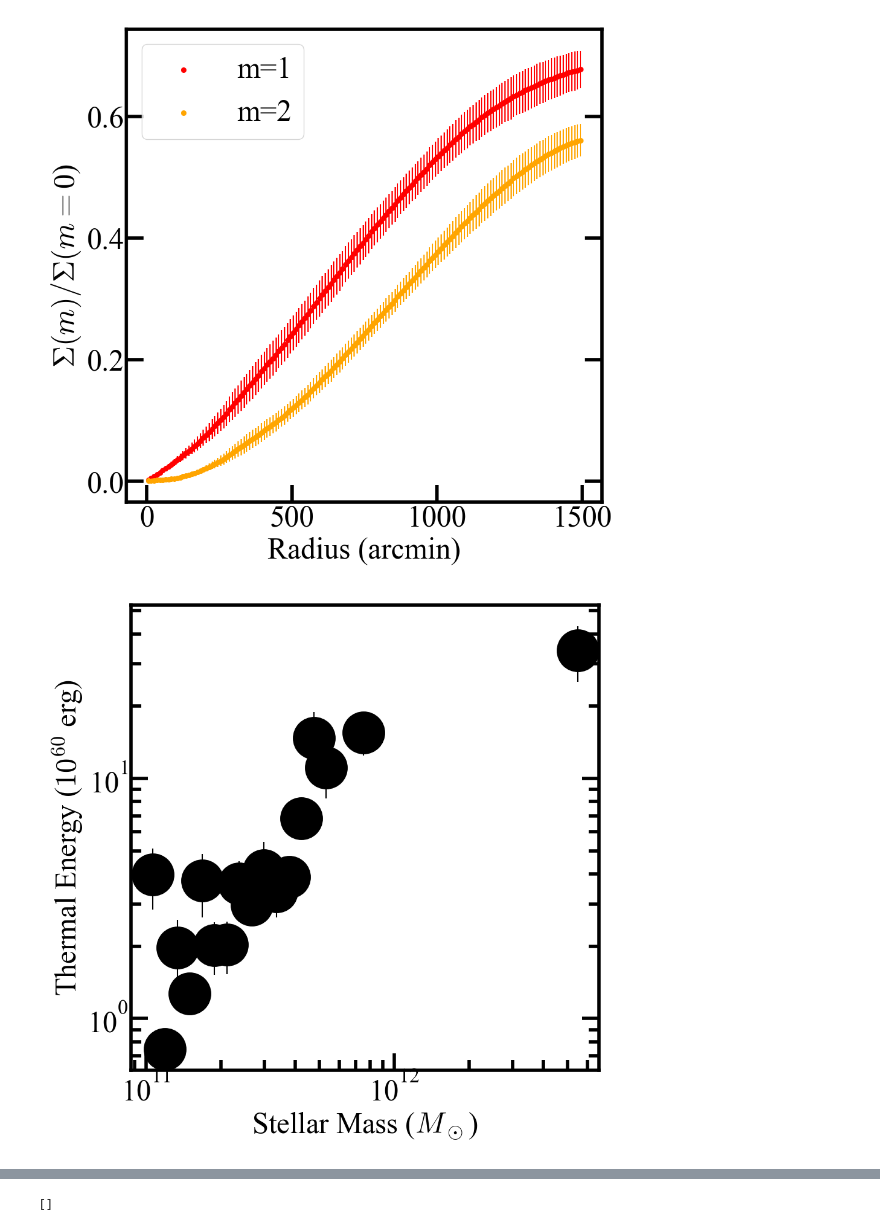
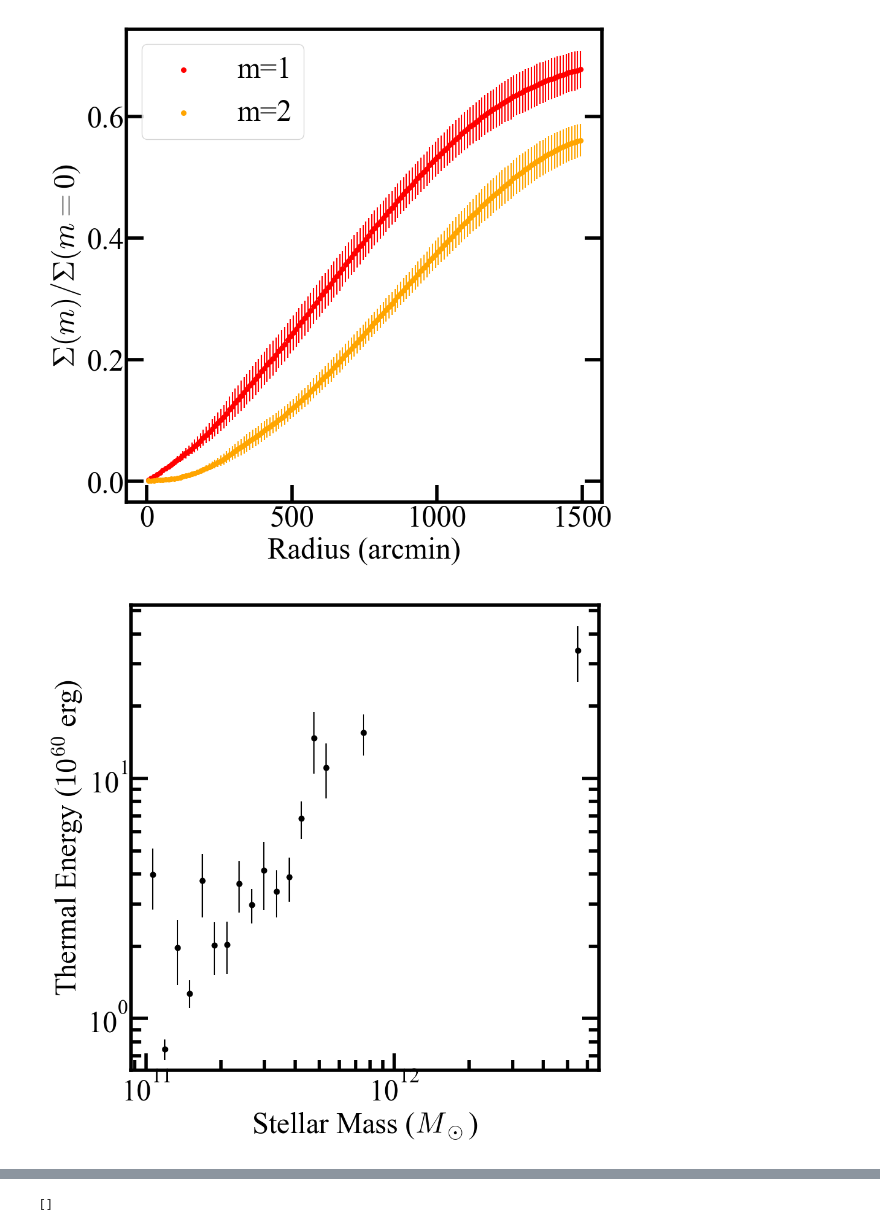
Before and after one commit to skylargrayson/RAFIKICGM, a Jupyter notebook: examples/Plotting_SZ_Results.ipynb, the cells around one changed output, grey strips where cells are left out. Drawn from its saved outputs; the diff is of its cells as text; code cells hidden in the pictures.

```diff
--- a/examples/Plotting_SZ_Results.ipynb
+++ b/examples/Plotting_SZ_Results.ipynb
@@ -78,21 +78,21 @@ plt.show()
 # %%
 #-------------STELLAR MASS-THERMAL ENERGY-------------#
 with h5py.File(data_file, 'r') as f:
     x_a = f['thermal_energy/stellar_mass'][:]
     y_a = f['thermal_energy/thermal_stellar'][:]
     err_a = f['thermal_energy/thermal_stellar_error'][:]
 
 
-    plt.scatter(x_a ,y_a, c = 'black')
+    plt.scatter(x_a ,y_a, c = 'black',s=40)
     plt.errorbar(x_a,y_a, yerr=err_a, fmt='none', color = 'black')
     plt.yscale('log')
     plt.xscale('log')
     plt.xlabel('Stellar Mass ($M_\odot$)')
     plt.ylabel('Thermal Energy ($10^{60}$ erg)')
     plt.savefig('thermstell.png')
     plt.show()
 # %% [output]
-[figure, old version]
+[figure, new version]
 # %%
 #-------------HALO MASS-THERMAL ENERGY-------------#
 with h5py.File(data_file, 'r') as f:
```
Also changed, not shown: parts of 1 cell of this notebook, 1 other file.
